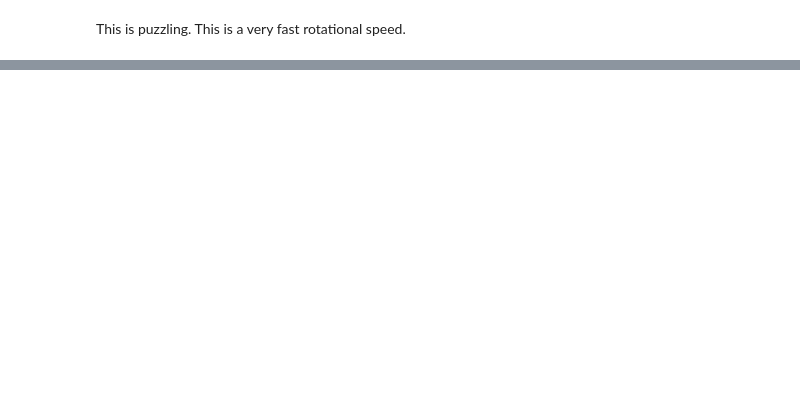
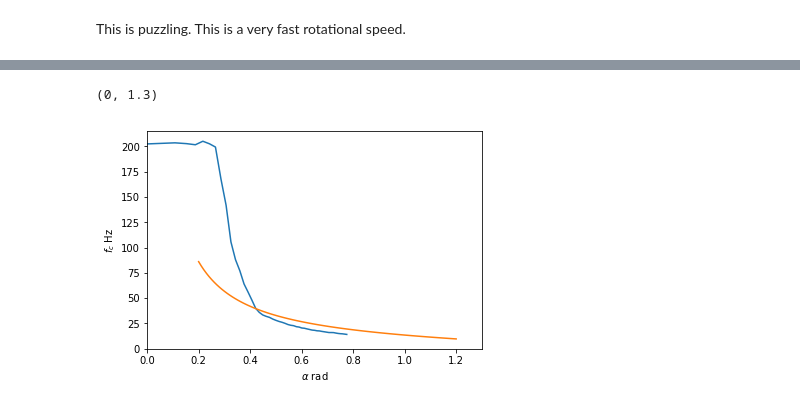
Before and after one commit to aortiza/Notes, a Jupyter notebook: SimulationsOfDimerSystem/SimulationsOfDimerSystem-14-SingleDimerRotationSpeed.ipynb, the cells around one changed output, grey strips where cells are left out. Saved outputs shown, nothing was run; the diff lists cells and outputs as text; code cells hidden in the pictures; blank space fills up the shorter version.

```diff
--- a/SimulationsOfDimerSystem/SimulationsOfDimerSystem-14-SingleDimerRotationSpeed.ipynb
+++ b/SimulationsOfDimerSystem/SimulationsOfDimerSystem-14-SingleDimerRotationSpeed.ipynb
@@ -317,0 +432,26 @@ This is puzzling. This is a very fast rotational speed.
+# %%
+alpha = np.arccos((height-sigma)/sigma)
+plt.plot(alpha,cutoff_frequency)
+
+alpha_expr = np.linspace(0.2,1.2,100)
+theta = 27/180*np.pi
+delta = np.arccos(1/4*np.sqrt((np.tan(alpha_expr)*np.tan(theta))**(-2)+8)-1/(4*np.tan(alpha_expr)*np.tan(theta)))
+
+sa = np.sin(alpha_expr)
+st = np.sin(theta)
+sd = np.sin(delta)
+ca = np.cos(alpha_expr)
+ct = np.cos(theta)
+cd = np.cos(delta)
+
+f0 = 14.3*3
+fc_expr = f0*st/sa*sd*(sa*st*cd+ca*ct)
+plt.plot(alpha_expr,fc_expr)
+
+plt.xlabel("$\\alpha$ rad")
+plt.ylabel("$f_c$ Hz")
+#plt.ylim(0,50)
+plt.xlim(0,1.3)
+# %% [output]
+(0, 1.3)
+[figure, added]
```
Also changed, not shown: parts of 14 cells of this notebook, 4 other files.
